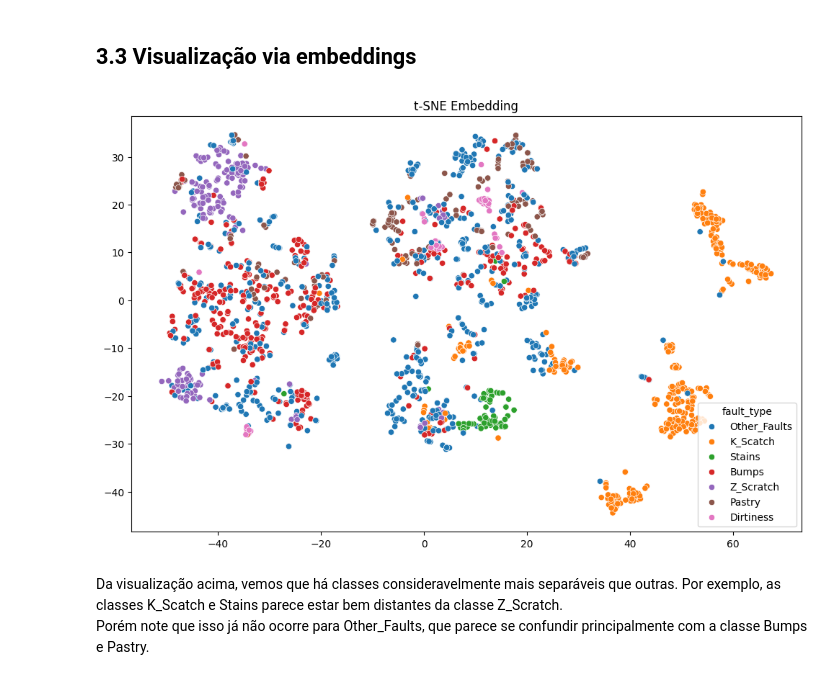
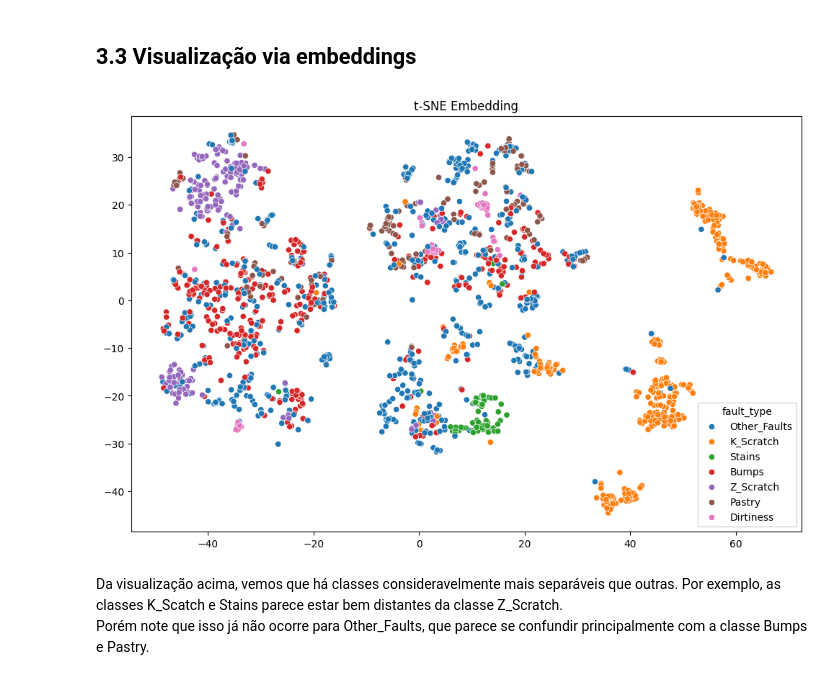
Before and after one commit to andrey-lolobrigida/Steel-Plates-Faults, a Jupyter notebook: main_notebook.ipynb, the cells around one changed output. Cells and saved outputs as stored; diff of their text form; code cells hidden in the pictures.

```diff
--- a/main_notebook.ipynb
+++ b/main_notebook.ipynb
@@ -105,10 +105,10 @@ def plot_feature_importance(mi_df, selected_features, figsize=(10, 6), title="Fe
 
     return plt
 
-def plot_manifold_vis(features, palette = 'RdBu_r', figsize=(12, 7.5)):
+def plot_manifold_vis(features, target, palette = 'RdBu_r', figsize=(12, 7.5)):
     tsne_pipeline = Pipeline([
     ('scaler', StandardScaler()),
-    ('dim_reduction', TSNE(perplexity=30))
+    ('dim_reduction', TSNE(random_state=seed, perplexity=30))
     ])
 
     X_embedded_tsne = tsne_pipeline.fit_transform(features)
@@ -116,7 +116,7 @@ def plot_manifold_vis(features, palette = 'RdBu_r', figsize=(12, 7.5)):
     plt.figure(figsize=figsize)
     sns.scatterplot(x = X_embedded_tsne[:, 0],
                 y = X_embedded_tsne[:, 1],
-                hue = steel_plate_train_set['fault_type'],
+                hue = target,
                 palette = palette
                 ).set(title='t-SNE Embedding')
 
@@ -228,7 +228,7 @@ columns_names = [
     'Square_Index', 'Outside_X_Index', 'Edges_X_Index', 'Edges_Y_Index',
     'Outside_Global_Index', 'LogOfAreas', 'Log_X_Index', 'Log_Y_Index',
     'Orientation_Index', 'Luminosity_Index', 'SigmoidOfAreas', 'Pastry',
-    'Z_Scratch', 'K_Scatch', 'Stains', 'Dirtiness', 'Bumps', 'Other_Faults'
+    'Z_Scratch', 'K_Scratch', 'Stains', 'Dirtiness', 'Bumps', 'Other_Faults'
 ]
 
 steel_plate_raw.columns = columns_names
@@ -279,7 +279,7 @@ Como podemos ver, não há nenhum dado faltante em nenhuma coluna. Também notam
 # %% [markdown]
 ## 1.2 Distribuição de classes (tipos de falha)
 # %%
-fault_types = ['Pastry','Z_Scratch', 'K_Scatch', 'Stains', 'Dirtiness', 'Bumps', 'Other_Faults']
+fault_types = ['Pastry','Z_Scratch', 'K_Scratch', 'Stains', 'Dirtiness', 'Bumps', 'Other_Faults']
 
 for fault in fault_types:
 
@@ -446,9 +446,9 @@ Como indicado pelo teste, vemos que há uma mudança significativa na distribui
 # %% [markdown]
 ## 3.3 Visualização via embeddings
 # %%
-plot_manifold_vis(steel_plate_features, palette='tab10')
+plot_manifold_vis(steel_plate_features, steel_plate_train_set['fault_type'], palette='tab10')
 # %% [output]
-[figure, old version]
+[figure, new version]
 # %% [markdown]
 Da visualização acima, vemos que há classes consideravelmente mais separáveis que outras. Por exemplo, as classes K_Scatch e Stains parece estar bem distantes da classe Z_Scratch. <br>
 Porém note que isso já não ocorre para Other_Faults, que parece se confundir principalmente com a classe Bumps e Pastry.
```
Also changed, not shown: parts of 26 cells of this notebook.
